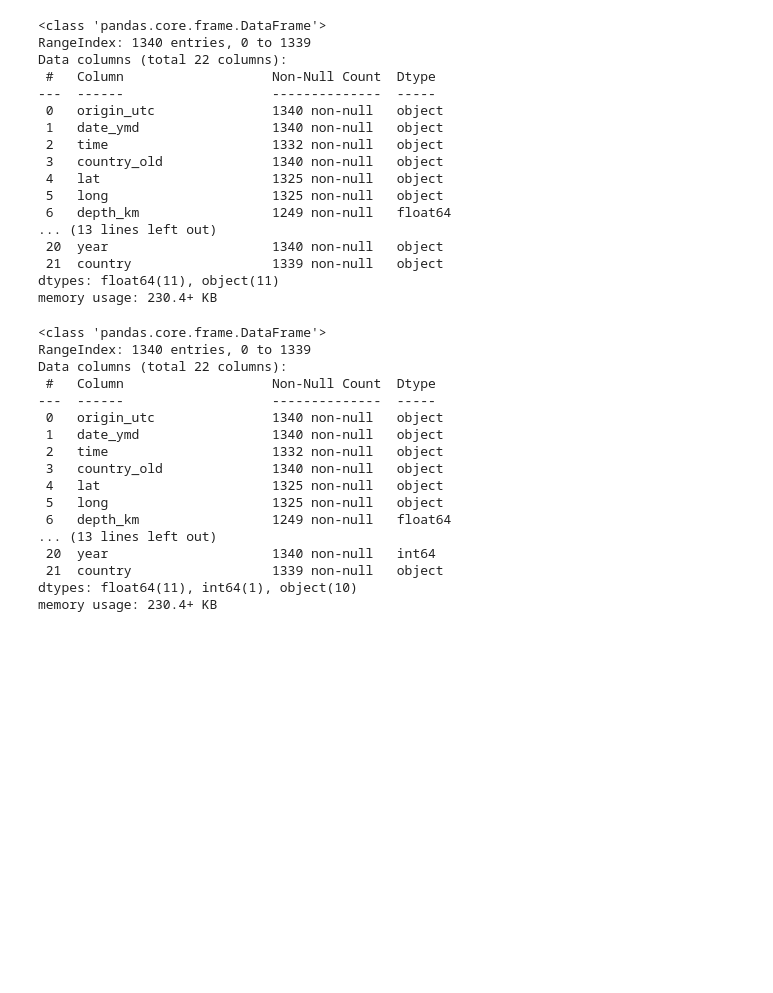
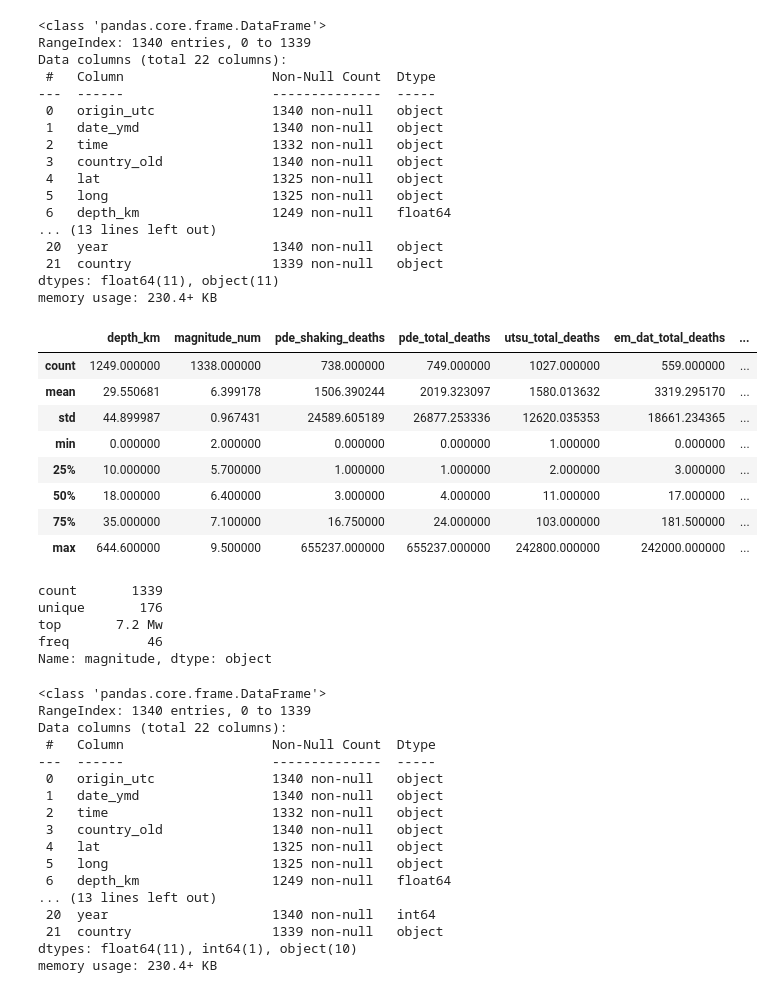
Before and after one commit to ocnrandolph/TNEG_Earthquakes, a Jupyter notebook: notebooks/dq3-Earthquakes-Part-1-Explore.ipynb, the cells around one changed output. Drawn from its saved outputs; the diff is of its cells as text; code cells hidden in the pictures; blank space fills up the shorter version.

```diff
--- a/notebooks/dq3-Earthquakes-Part-1-Explore.ipynb
+++ b/notebooks/dq3-Earthquakes-Part-1-Explore.ipynb
@@ -188,6 +202,26 @@ Data columns (total 22 columns):
  21  country                  1339 non-null   object
 dtypes: float64(11), object(11)
 memory usage: 230.4+ KB
+# %%
+earthquakes.describe()
+# %% [output]
+|  | depth_km | magnitude_num | pde_shaking_deaths | pde_total_deaths | utsu_total_deaths | em_dat_total_deaths | ... |
+| count | 1249.000000 | 1338.000000 | 738.000000 | 749.000000 | 1027.000000 | 559.000000 | ... |
+| mean | 29.550681 | 6.399178 | 1506.390244 | 2019.323097 | 1580.013632 | 3319.295170 | ... |
+| std | 44.899987 | 0.967431 | 24589.605189 | 26877.253336 | 12620.035353 | 18661.234365 | ... |
+| min | 0.000000 | 2.000000 | 0.000000 | 0.000000 | 1.000000 | 0.000000 | ... |
+| 25% | 10.000000 | 5.700000 | 1.000000 | 1.000000 | 2.000000 | 3.000000 | ... |
+| 50% | 18.000000 | 6.400000 | 3.000000 | 4.000000 | 11.000000 | 17.000000 | ... |
+| 75% | 35.000000 | 7.100000 | 16.750000 | 24.000000 | 103.000000 | 181.500000 | ... |
+| max | 644.600000 | 9.500000 | 655237.000000 | 655237.000000 | 242800.000000 | 242000.000000 | ... |
+# %%
+earthquakes['magnitude'].describe()
+# %% [output]
+count       1339
+unique       176
+top       7.2 Mw
+freq          46
+Name: magnitude, dtype: object
 # %%
 # change year to a float
 earthquakes['year'] = pd.to_numeric(earthquakes['year'])
```
Also changed, not shown: parts of 9 cells of this notebook, 3 other files.
